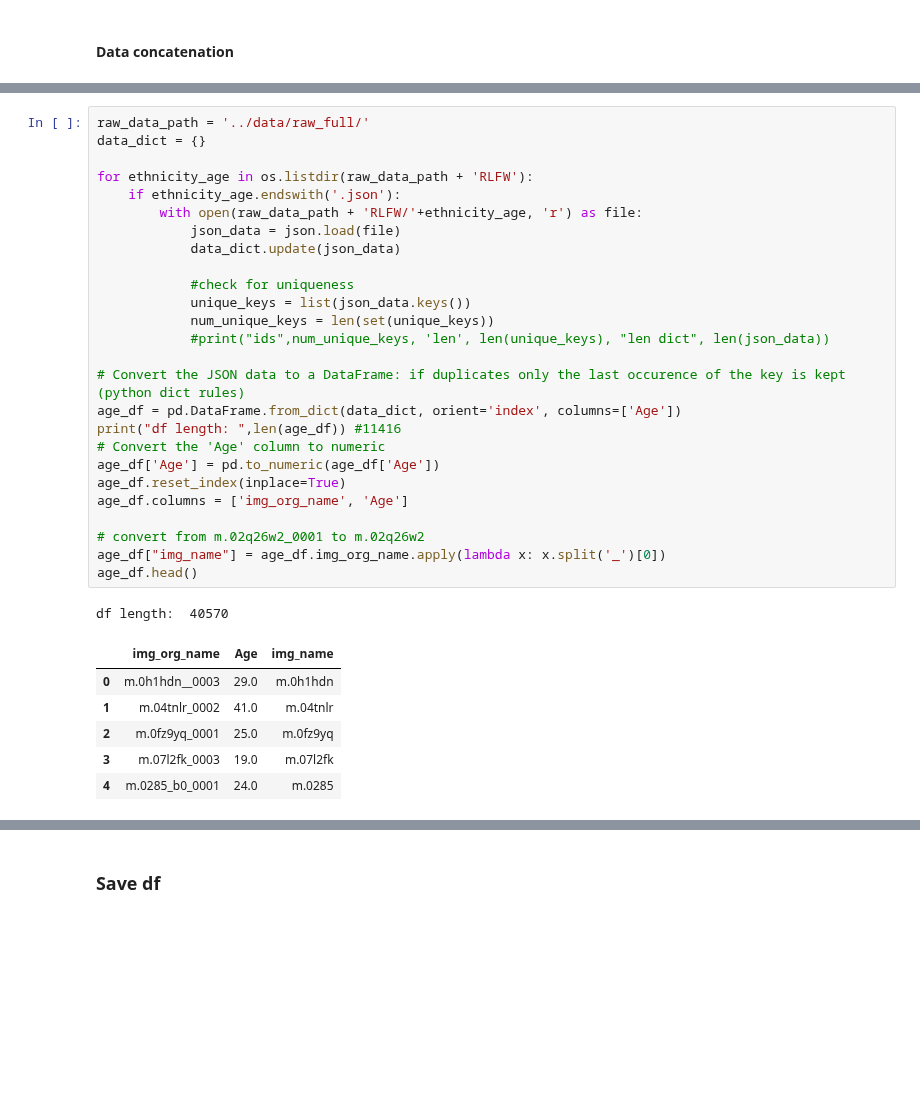
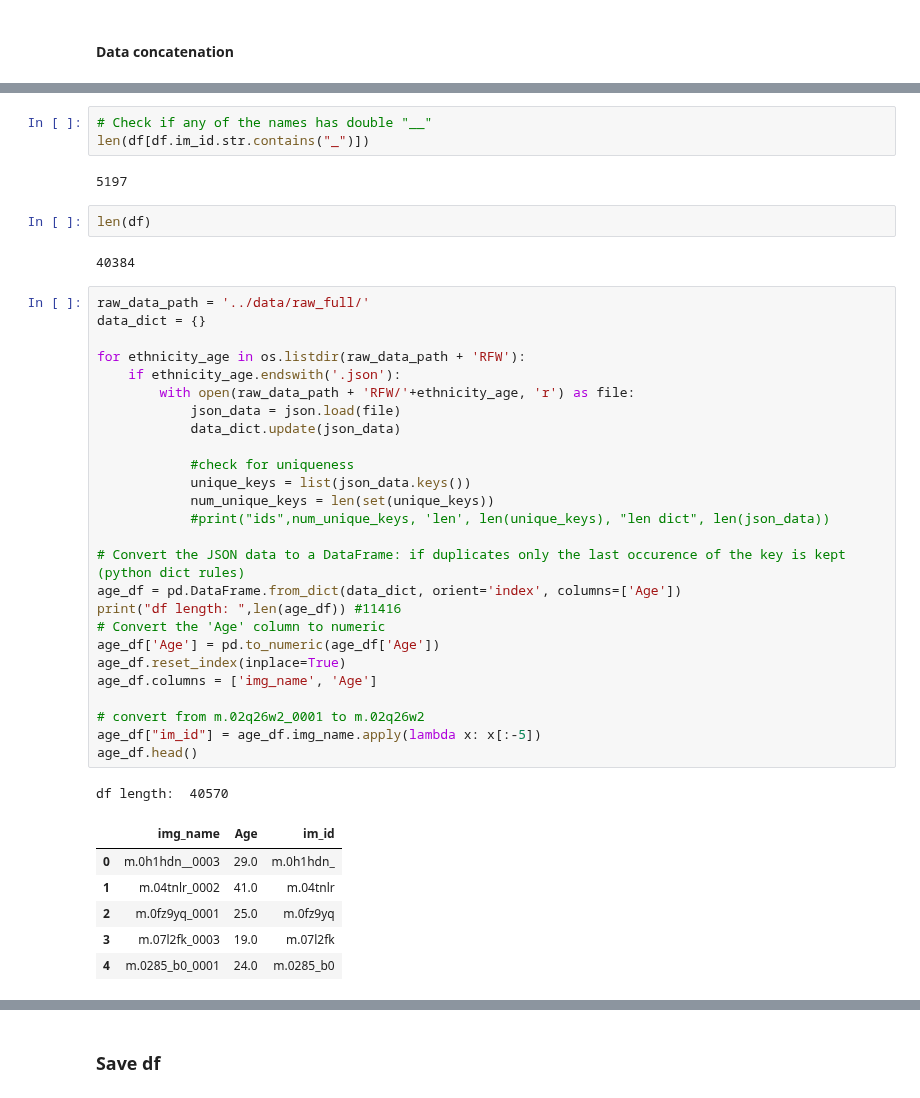
Before and after one commit to Kat-Gabi/Master_Thesis, a Jupyter notebook: notebooks/data_loading_rlfw.ipynb, the cells around one changed output, grey strips where cells are left out. Saved outputs shown, nothing was run; the diff lists cells and outputs as text; blank space fills up the shorter version.

```diff
--- a/notebooks/data_loading_rlfw.ipynb
+++ b/notebooks/data_loading_rlfw.ipynb
@@ -114,35 +144,44 @@ Asian         9688
 Name: count, dtype: int64
+# %%
+# Check if any of the names has double "__"
+len(df[df.im_id.str.contains("_")])
+# %% [output]
+5197
+# %%
+len(df)
+# %% [output]
+40384
 # %%
 raw_data_path = '../data/raw_full/'
 data_dict = {}
 
-for ethnicity_age in os.listdir(raw_data_path + 'RLFW'):
+for ethnicity_age in os.listdir(raw_data_path + 'RFW'):
     if ethnicity_age.endswith('.json'):
-        with open(raw_data_path + 'RLFW/'+ethnicity_age, 'r') as file:
+        with open(raw_data_path + 'RFW/'+ethnicity_age, 'r') as file:
             json_data = json.load(file)
             data_dict.update(json_data)
 
             #check for uniqueness
             unique_keys = list(json_data.keys())
             num_unique_keys = len(set(unique_keys))
             #print("ids",num_unique_keys, 'len', len(unique_keys), "len dict", len(json_data))
 
 # Convert the JSON data to a DataFrame: if duplicates only the last occurence of the key is kept (python dict rules)
 age_df = pd.DataFrame.from_dict(data_dict, orient='index', columns=['Age'])
 print("df length: ",len(age_df)) #11416
 # Convert the 'Age' column to numeric
 age_df['Age'] = pd.to_numeric(age_df['Age'])
 age_df.reset_index(inplace=True)
-age_df.columns = ['img_org_name', 'Age']
+age_df.columns = ['img_name', 'Age']
 
 # convert from m.02q26w2_0001 to m.02q26w2
-age_df["img_name"] = age_df.img_org_name.apply(lambda x: x.split('_')[0])
+age_df["im_id"] = age_df.img_name.apply(lambda x: x[:-5])
 age_df.head()
 # %% [output]
 df length:  40570
-|  | img_org_name | Age | img_name |
-| 0 | m.0h1hdn__0003 | 29.0 | m.0h1hdn |
+|  | img_name | Age | im_id |
+| 0 | m.0h1hdn__0003 | 29.0 | m.0h1hdn_ |
 | 1 | m.04tnlr_0002 | 41.0 | m.04tnlr |
 | 2 | m.0fz9yq_0001 | 25.0 | m.0fz9yq |
 | 3 | m.07l2fk_0003 | 19.0 | m.07l2fk |
-| 4 | m.0285_b0_0001 | 24.0 | m.0285 |
+| 4 | m.0285_b0_0001 | 24.0 | m.0285_b0 |
```
Also changed, not shown: parts of 28 cells of this notebook, 8 other files.
